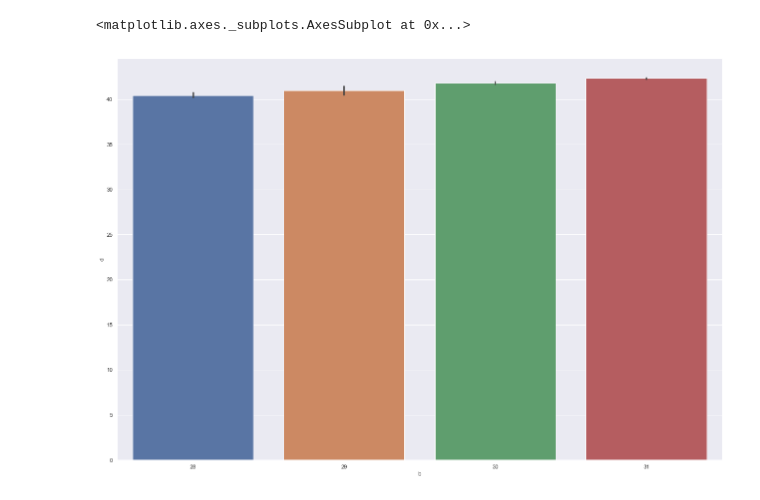
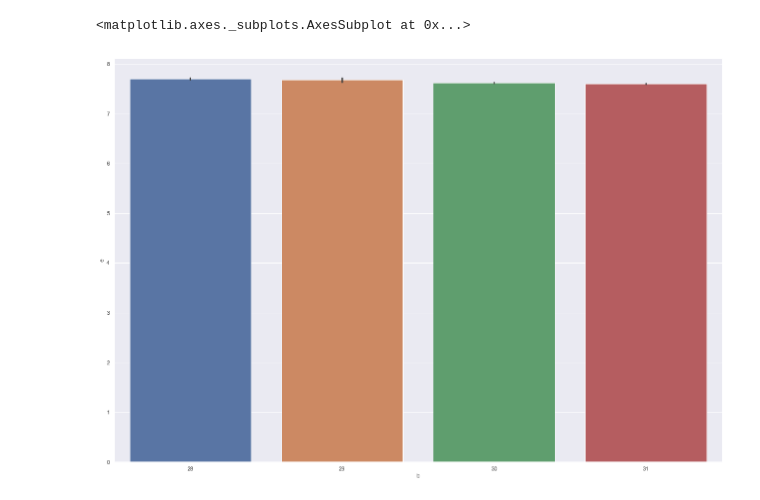
Before and after one commit to suhail511/employee-schedule, a Jupyter notebook: Seaborn Graphs.ipynb, the cells around one changed output. Saved outputs shown, nothing was run; the diff lists cells and outputs as text; code cells hidden in the pictures.

```diff
--- a/Seaborn Graphs.ipynb
+++ b/Seaborn Graphs.ipynb
@@ -16,8 +33,8 @@ Index(['a', 'b', 'c', 'd'], dtype='object')
 # %%
 sns.set(rc={'figure.figsize':(22,15)})
 # %%
-sns.barplot(x='b', y='d', data=df,)
+sns.barplot(x='b', y='e', data=df,)
 # %% [output]
 <matplotlib.axes._subplots.AxesSubplot at 0x...>
-[figure, old version]
+[figure, new version]
 # %%
```
Also changed, not shown: parts of 5 cells of this notebook, 2 other files.
